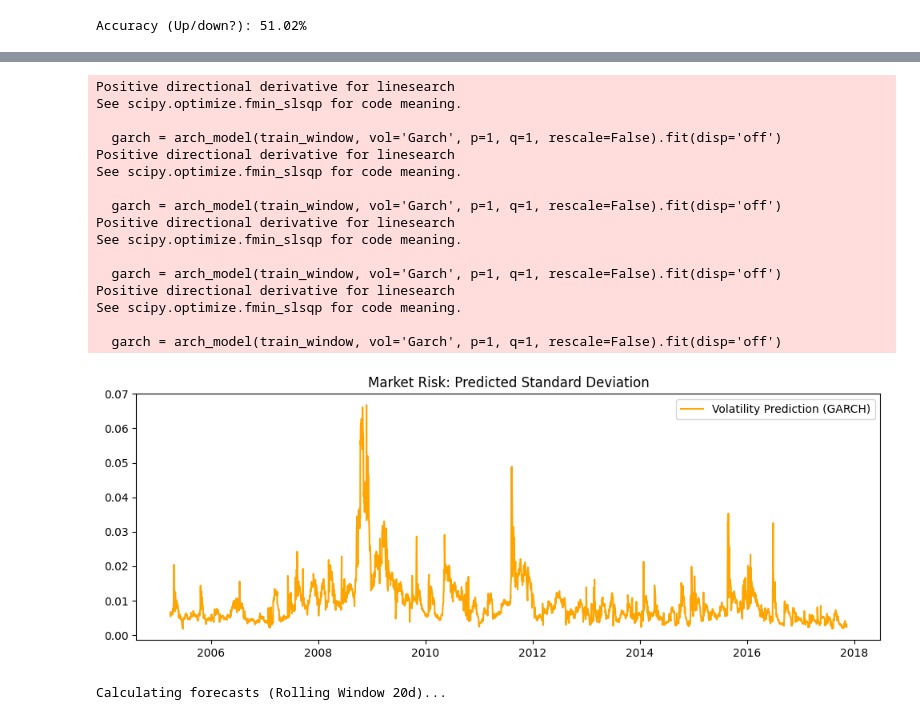
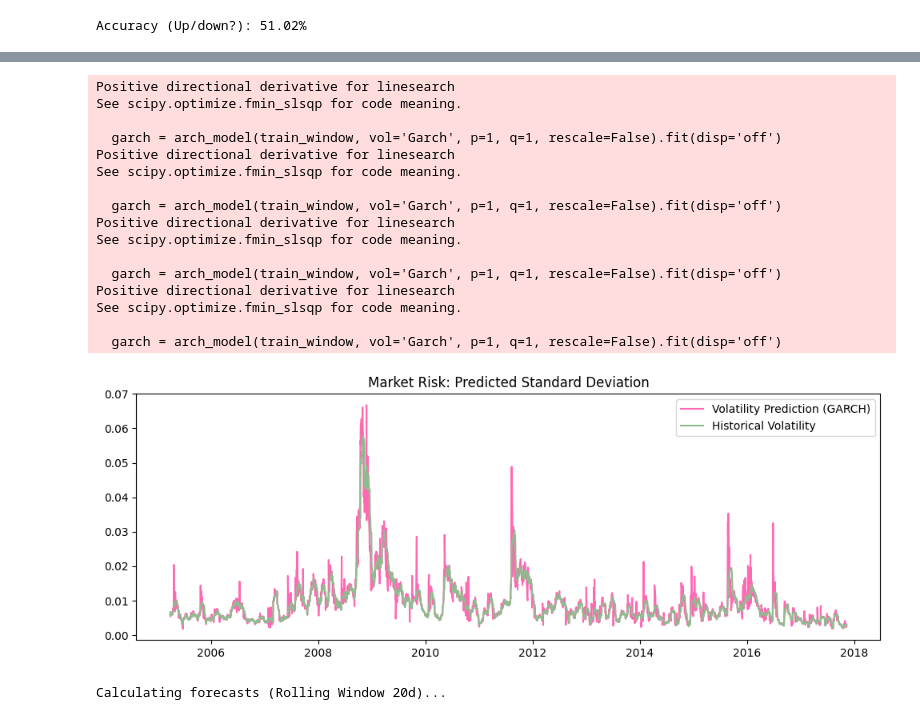
Before and after one commit to MariaNowacka/ml_project, a Jupyter notebook: notebooks/time_series.ipynb, the cells around one changed output, grey strips where cells are left out. Saved outputs shown, nothing was run; the diff lists cells and outputs as text; code cells hidden in the pictures.

```diff
--- a/notebooks/time_series.ipynb
+++ b/notebooks/time_series.ipynb
@@ -206,6 +206,20 @@ Covariance Type:                  opg
 
 Warnings:
 [1] Covariance matrix calculated using the outer product of gradients (complex-step).
+# %%
+window = 20
+results = []
+
+for i in range(len(df_spy) - window):
+    train_window = df_spy['Returns'].iloc[i:i+window]
+    # ARIMA(1,0,1) - d=0 logreturns are already stationary
+    model = ARIMA(train_window, order=(0, 0, 2)).fit()
+    forecast = model.forecast(steps=1).values[0]
+    results.append(forecast)
+
+# results DF (omit first 20 days)
+df_eval = df_spy.iloc[window:].copy()
+df_eval['Pred_Return_02'] = results
 # %%
 from sklearn.metrics import accuracy_score
 
@@ -220,40 +262,44 @@ Accuracy (Up/down?): 51.02%
 # %%
 # GARCH window 20
 vols = []
-
+vols2 = []
 for i in range(len(df_spy) - window):
     train_window = df_spy['Returns'].iloc[i:i+window]
     # rescale=False, to keep units of returns
     garch = arch_model(train_window, vol='Garch', p=1, q=1, rescale=False).fit(disp='off')
     v_forecast = np.sqrt(garch.forecast(horizon=1).variance.values[-1][0])
     vols.append(v_forecast)
+    vols2.append(np.std(train_window))
 
 df_eval['Pred_Vol'] = vols
+df_eval['Pred_Vol2'] = vols2
 
 # Volatility plot
 plt.figure(figsize=(12, 4))
-plt.plot(df_eval['Pred_Vol'], color='orange', label='Volatility Prediction (GARCH)')
+plt.plot(df_eval['Pred_Vol'], color='hotpink', label='Volatility Prediction (GARCH)')
+plt.plot(df_eval['Pred_Vol2'], color='darkseagreen', label='Historical Volatility')
+# plt.plot(GK, color='green', label='Garman-Klass Volatility')
 plt.title('Market Risk: Predicted Standard Deviation')
 plt.legend()
 plt.show()
 # %% [output]
 Positive directional derivative for linesearch
 See scipy.optimize.fmin_slsqp for code meaning.
 
   garch = arch_model(train_window, vol='Garch', p=1, q=1, rescale=False).fit(disp='off')
 Positive directional derivative for linesearch
 See scipy.optimize.fmin_slsqp for code meaning.
 
   garch = arch_model(train_window, vol='Garch', p=1, q=1, rescale=False).fit(disp='off')
 Positive directional derivative for linesearch
 See scipy.optimize.fmin_slsqp for code meaning.
 
   garch = arch_model(train_window, vol='Garch', p=1, q=1, rescale=False).fit(disp='off')
 Positive directional derivative for linesearch
 See scipy.optimize.fmin_slsqp for code meaning.
 
   garch = arch_model(train_window, vol='Garch', p=1, q=1, rescale=False).fit(disp='off')
-[figure, old version]
+[figure, new version]
 # %%
 import pandas as pd
 import numpy as np
```
Also changed, not shown: parts of 8 cells of this notebook.
